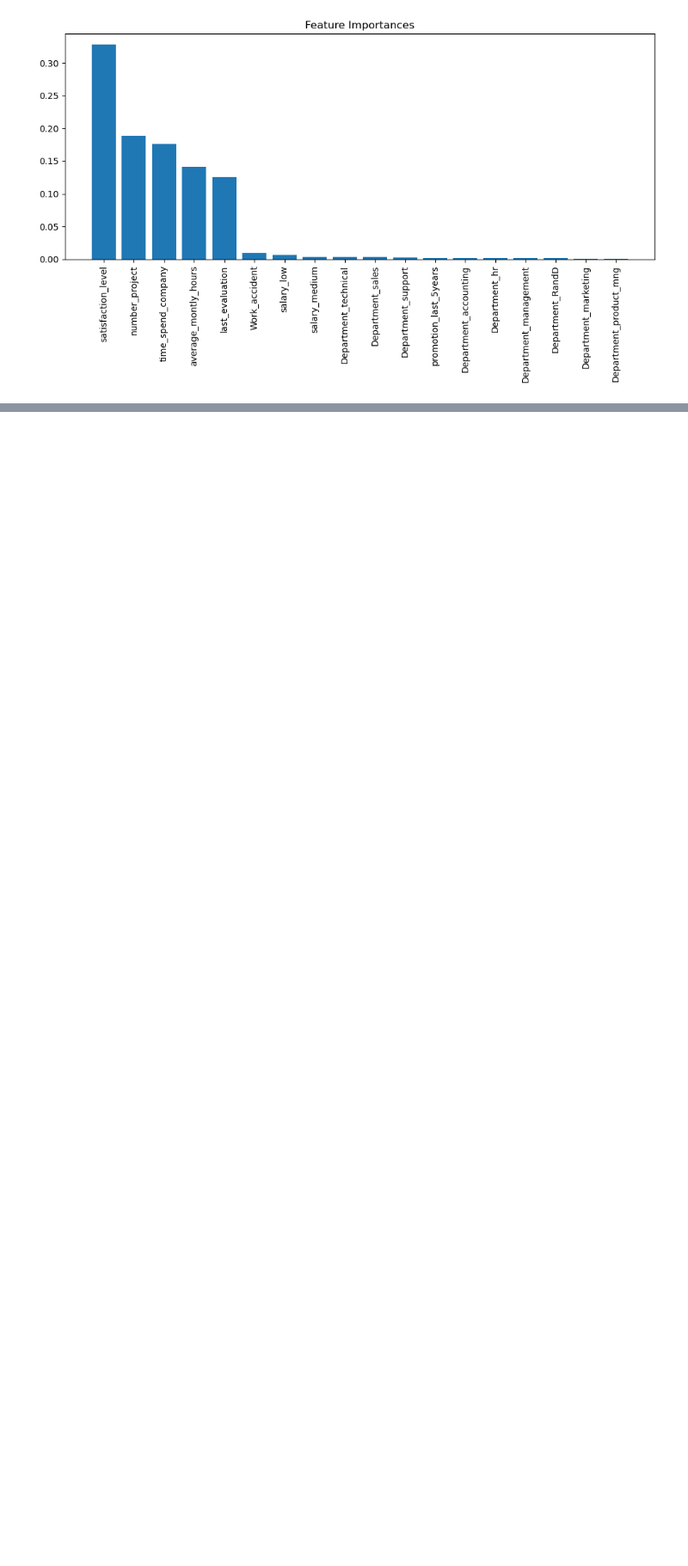
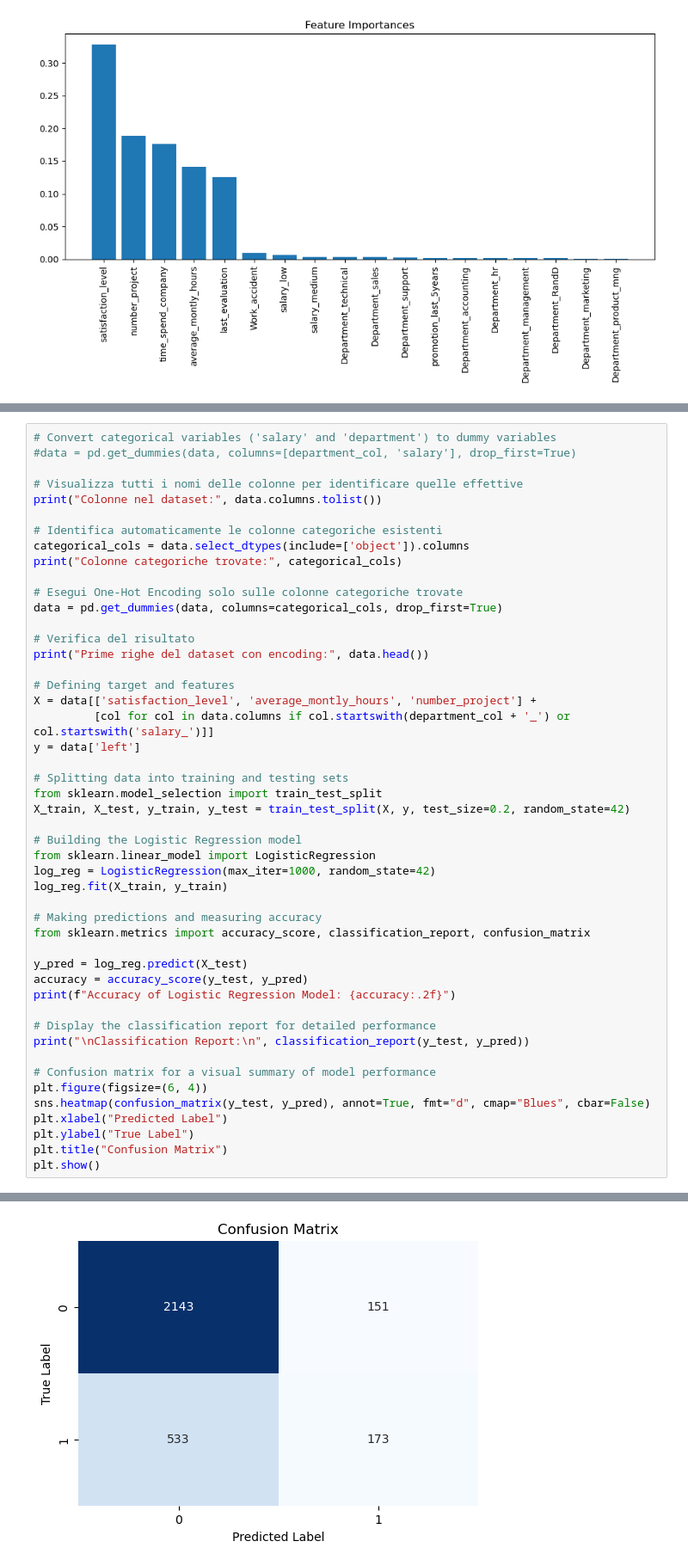
Before and after one commit to ricscar2570/portfolio, a Jupyter notebook: Case Study HR Salifort Motors.ipynb, the cells around one changed output, grey strips where cells are left out. Shown: that part at 86% size. Drawn from its saved outputs; the diff is of its cells as text; blank space fills up the shorter version.

```diff
--- a/Case Study HR Salifort Motors.ipynb
+++ b/Case Study HR Salifort Motors.ipynb
@@ -214,0 +285,49 @@ Questo notebook offre quindi una base solida per l'implementazione di strategie
+# %%
+# Convert categorical variables ('salary' and 'department') to dummy variables
+#data = pd.get_dummies(data, columns=[department_col, 'salary'], drop_first=True)
+
+# Visualizza tutti i nomi delle colonne per identificare quelle effettive
+print("Colonne nel dataset:", data.columns.tolist())
+
+# Identifica automaticamente le colonne categoriche esistenti
+categorical_cols = data.select_dtypes(include=['object']).columns
+print("Colonne categoriche trovate:", categorical_cols)
+
+# Esegui One-Hot Encoding solo sulle colonne categoriche trovate
+data = pd.get_dummies(data, columns=categorical_cols, drop_first=True)
+
+# Verifica del risultato
+print("Prime righe del dataset con encoding:", data.head())
+
+# Defining target and features
+X = data[['satisfaction_level', 'average_montly_hours', 'number_project'] +
+         [col for col in data.columns if col.startswith(department_col + '_') or col.startswith('salary_')]]
+y = data['left']
+
+# Splitting data into training and testing sets
+from sklearn.model_selection import train_test_split
+X_train, X_test, y_train, y_test = train_test_split(X, y, test_size=0.2, random_state=42)
+
+# Building the Logistic Regression model
+from sklearn.linear_model import LogisticRegression
+log_reg = LogisticRegression(max_iter=1000, random_state=42)
+log_reg.fit(X_train, y_train)
+
+# Making predictions and measuring accuracy
+from sklearn.metrics import accuracy_score, classification_report, confusion_matrix
+
+y_pred = log_reg.predict(X_test)
+accuracy = accuracy_score(y_test, y_pred)
+print(f"Accuracy of Logistic Regression Model: {accuracy:.2f}")
+
+# Display the classification report for detailed performance
+print("\nClassification Report:\n", classification_report(y_test, y_pred))
+
+# Confusion matrix for a visual summary of model performance
+plt.figure(figsize=(6, 4))
+sns.heatmap(confusion_matrix(y_test, y_pred), annot=True, fmt="d", cmap="Blues", cbar=False)
+plt.xlabel("Predicted Label")
+plt.ylabel("True Label")
+plt.title("Confusion Matrix")
+plt.show()
+# %% [output]
@@ -214,0 +351 @@ Questo notebook offre quindi una base solida per l'implementazione di strategie
+[figure, added]
```
Also changed, not shown: parts of 5 cells of this notebook.
